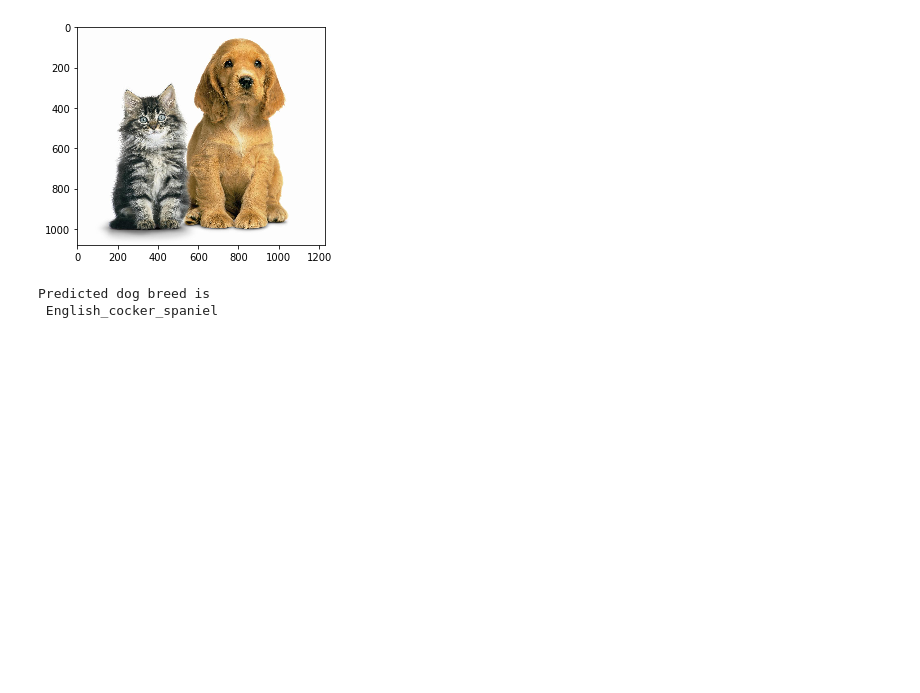
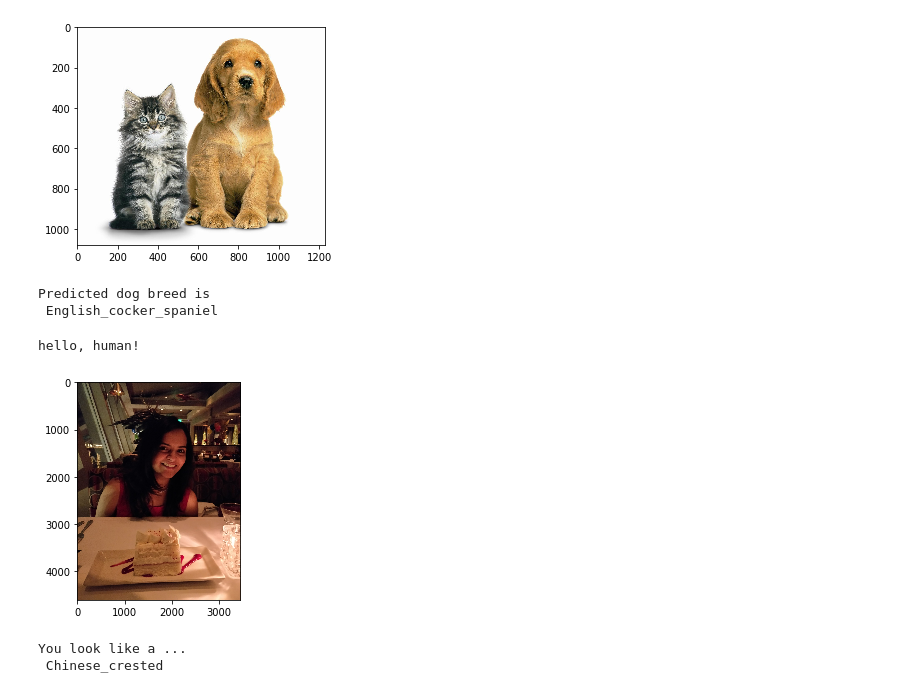
Before and after one commit to manasapte/dog-project, a Jupyter notebook: dog_app.ipynb, the cells around one changed output. Saved outputs shown, nothing was run; the diff lists cells and outputs as text; code cells hidden in the pictures; blank space fills up the shorter version.

```diff
--- a/dog_app.ipynb
+++ b/dog_app.ipynb
@@ -787,3 +943,10 @@ predict_dog_breed('/home/ubuntu/catanddog.jpg')
 [figure]
 Predicted dog breed is
  English_cocker_spaniel
+# %%
+predict_dog_breed('/home/ubuntu/apurva.jpg')
+# %% [output]
+hello, human!
+[figure, added]
+You look like a ...
+ Chinese_crested
```
Also changed, not shown: parts of 25 cells of this notebook.
